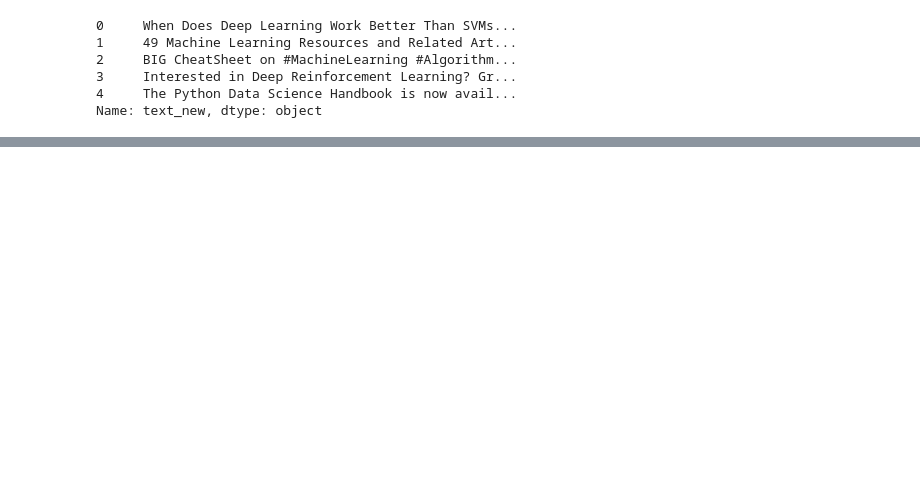
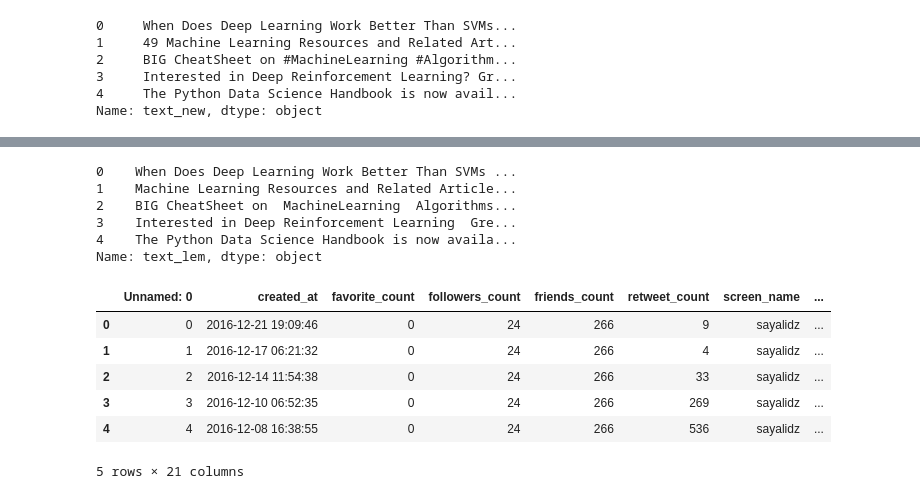
Before and after one commit to sayalidzambre/UserSentimentsAnalysis, a Jupyter notebook: CandidateAnalysis/predict-sentiment-of-user.ipynb, the cells around one changed output, grey strips where cells are left out. Drawn from its saved outputs; the diff is of its cells as text; code cells hidden in the pictures; blank space fills up the shorter version.

```diff
--- a/CandidateAnalysis/predict-sentiment-of-user.ipynb
+++ b/CandidateAnalysis/predict-sentiment-of-user.ipynb
@@ -85,0 +135,40 @@ Name: text_new, dtype: object
+# %%
+from sklearn.feature_extraction.text import TfidfVectorizer
+from nltk.stem import WordNetLemmatizer
+tweets['text_lem'] = [''.join([WordNetLemmatizer().lemmatize(re.sub('[^A-Za-z]', ' ', line)) for line in lists]).strip() for lists in tweets['text_new']]
+#vectorizer = TfidfVectorizer(max_df=0.5,max_features=10000,min_df=10,stop_words='english',use_idf=True)
+#X = vectorizer.fit_transform(tweets['text_lem'].str.upper())
+#print(X.shape)
+tweets.text_lem.head()
+# %% [output]
+0    When Does Deep Learning Work Better Than SVMs ...
+1    Machine Learning Resources and Related Article...
+2    BIG CheatSheet on  MachineLearning  Algorithms...
+3    Interested in Deep Reinforcement Learning  Gre...
+4    The Python Data Science Handbook is now availa...
+Name: text_lem, dtype: object
+# %%
+from nltk.sentiment.vader import SentimentIntensityAnalyzer
+from nltk.sentiment.util import *
+
+from nltk import tokenize
+
+sid = SentimentIntensityAnalyzer()
+
+tweets['sentiment_compound_polarity']=tweets.text_lem.apply(lambda x:sid.polarity_scores(x)['compound'])
+tweets['sentiment_neutral']=tweets.text_lem.apply(lambda x:sid.polarity_scores(x)['neu'])
+tweets['sentiment_negative']=tweets.text_lem.apply(lambda x:sid.polarity_scores(x)['neg'])
+tweets['sentiment_pos']=tweets.text_lem.apply(lambda x:sid.polarity_scores(x)['pos'])
+tweets['sentiment_type']=''
+tweets.loc[tweets.sentiment_compound_polarity>0,'sentiment_type']='POSITIVE'
+tweets.loc[tweets.sentiment_compound_polarity==0,'sentiment_type']='NEUTRAL'
+tweets.loc[tweets.sentiment_compound_polarity<0,'sentiment_type']='NEGATIVE'
+tweets.head()
+# %% [output]
+|  | Unnamed: 0 | created_at | favorite_count | followers_count | friends_count | retweet_count | screen_name | ... |
+| 0 | 0 | 2016-12-21 19:09:46 | 0 | 24 | 266 | 9 | sayalidz | ... |
+| 1 | 1 | 2016-12-17 06:21:32 | 0 | 24 | 266 | 4 | sayalidz | ... |
+| 2 | 2 | 2016-12-14 11:54:38 | 0 | 24 | 266 | 33 | sayalidz | ... |
+| 3 | 3 | 2016-12-10 06:52:35 | 0 | 24 | 266 | 269 | sayalidz | ... |
+| 4 | 4 | 2016-12-08 16:38:55 | 0 | 24 | 266 | 536 | sayalidz | ... |
+5 rows × 21 columns
```
Also changed, not shown: parts of 12 cells of this notebook.
